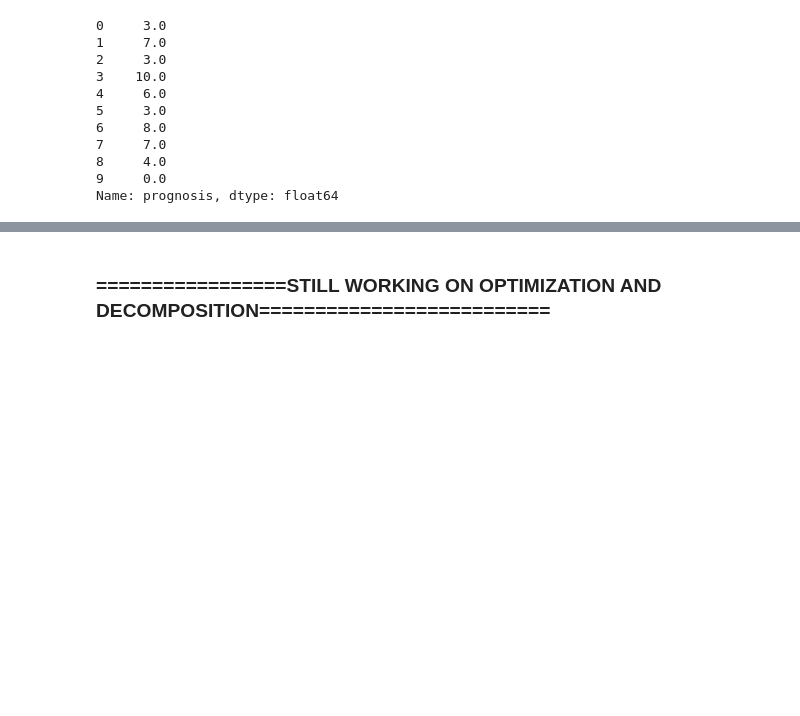
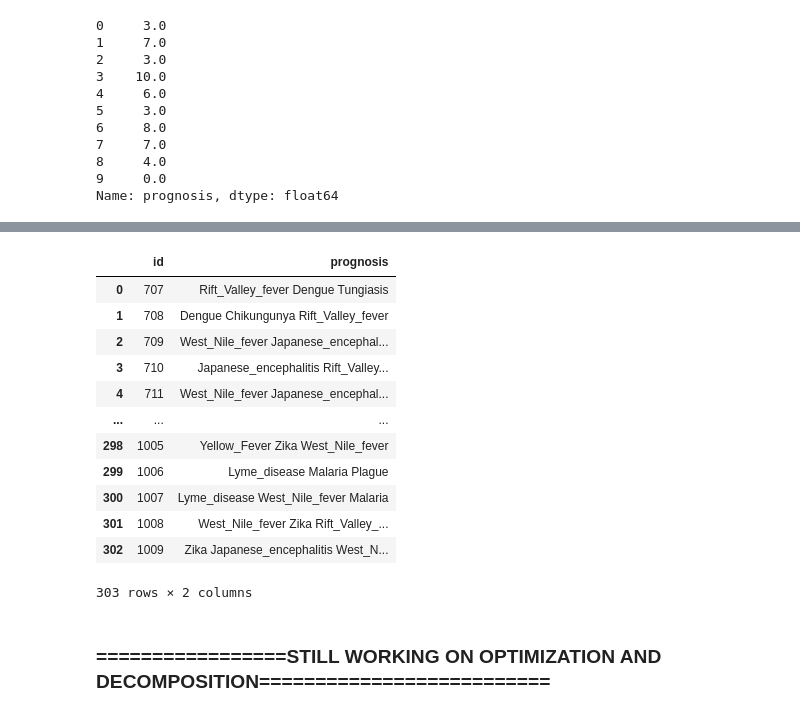
Before and after one commit to charu11/kaggle_competitions, a Jupyter notebook: ps-s3-e13.ipynb, the cells around one changed output, grey strips where cells are left out. Saved outputs shown, nothing was run; the diff lists cells and outputs as text; code cells hidden in the pictures; blank space fills up the shorter version.

Commit message:
Kaggle Notebook | PS S3 E13 | XGB | Version 6 | Baseline model completed

```diff
--- a/ps-s3-e13.ipynb
+++ b/ps-s3-e13.ipynb
@@ -175,17 +175,23 @@ train_df['prognosis'][:10] # Note the values here are now ordinal (floats)
 9     0.0
 Name: prognosis, dtype: float64
 # %%
+# define top 3 prediction ids.
 def top_3(prediction):
     sorted_prediction_ids = np.argsort(-prediction, axis=1)
     top_3_prediction_ids = sorted_prediction_ids[:, :3]
 
-    top_3_predictions = enc.inverse_transform(top_3_prediction_ids.reshape(-1,1))
-    top_3_predictions = top_3_predictions.reshape(top_3_prediction_ids.shape)
-
-    return top_3_predictions
+    return top_3_prediction_ids
+# %%
+#assign feature names for respective ids
+def top_3_inverse_prediction(pred_ids):
+    top_3_predictions = enc.inverse_transform(pred_ids.reshape(-1,1))
+    top_3_predictions = top_3_predictions.reshape(pred_ids.shape)
+
+    return top_3_predictions
 # %%
-X = train_df.drop(columns='prognosis', axis=1)
+X = train_df.drop(columns=['prognosis', 'id'], axis=1)
 y = train_df['prognosis']
+test_df = test_df.drop(columns='id', axis=1)
 # %%
 kfold = KFold(n_splits=10, shuffle=True, random_state=100)
 pred_xgb = np.zeros((test_df.shape[0], 11))
@@ -239,0 +241,3 @@ top_3_pred_xgb = top_3(pred_xgb)
+# %%
+top_3_pred_ids = top_3(pred_xgb)
+top_3_pred_names = top_3_inverse_prediction(top_3_pred_ids)
@@ -239,0 +264,18 @@ top_3_pred_xgb = top_3(pred_xgb)
+# %%
+submission = pd.read_csv('/kaggle/input/playground-series-s3e13/sample_submission.csv')
+submission['prognosis'] = [' '.join(name) for name in top_3_pred_names]
+submission
+# %% [output]
+|  | id | prognosis |
+| 0 | 707 | Rift_Valley_fever Dengue Tungiasis |
+| 1 | 708 | Dengue Chikungunya Rift_Valley_fever |
+| 2 | 709 | West_Nile_fever Japanese_encephal... |
+| 3 | 710 | Japanese_encephalitis Rift_Valley... |
+| 4 | 711 | West_Nile_fever Japanese_encephal... |
+| ... | ... | ... |
+| 298 | 1005 | Yellow_Fever Zika West_Nile_fever |
+| 299 | 1006 | Lyme_disease Malaria Plague |
+| 300 | 1007 | Lyme_disease West_Nile_fever Malaria |
+| 301 | 1008 | West_Nile_fever Zika Rift_Valley_... |
+| 302 | 1009 | Zika Japanese_encephalitis West_N... |
+303 rows × 2 columns
```
Also changed, not shown: parts of 5 cells of this notebook.
